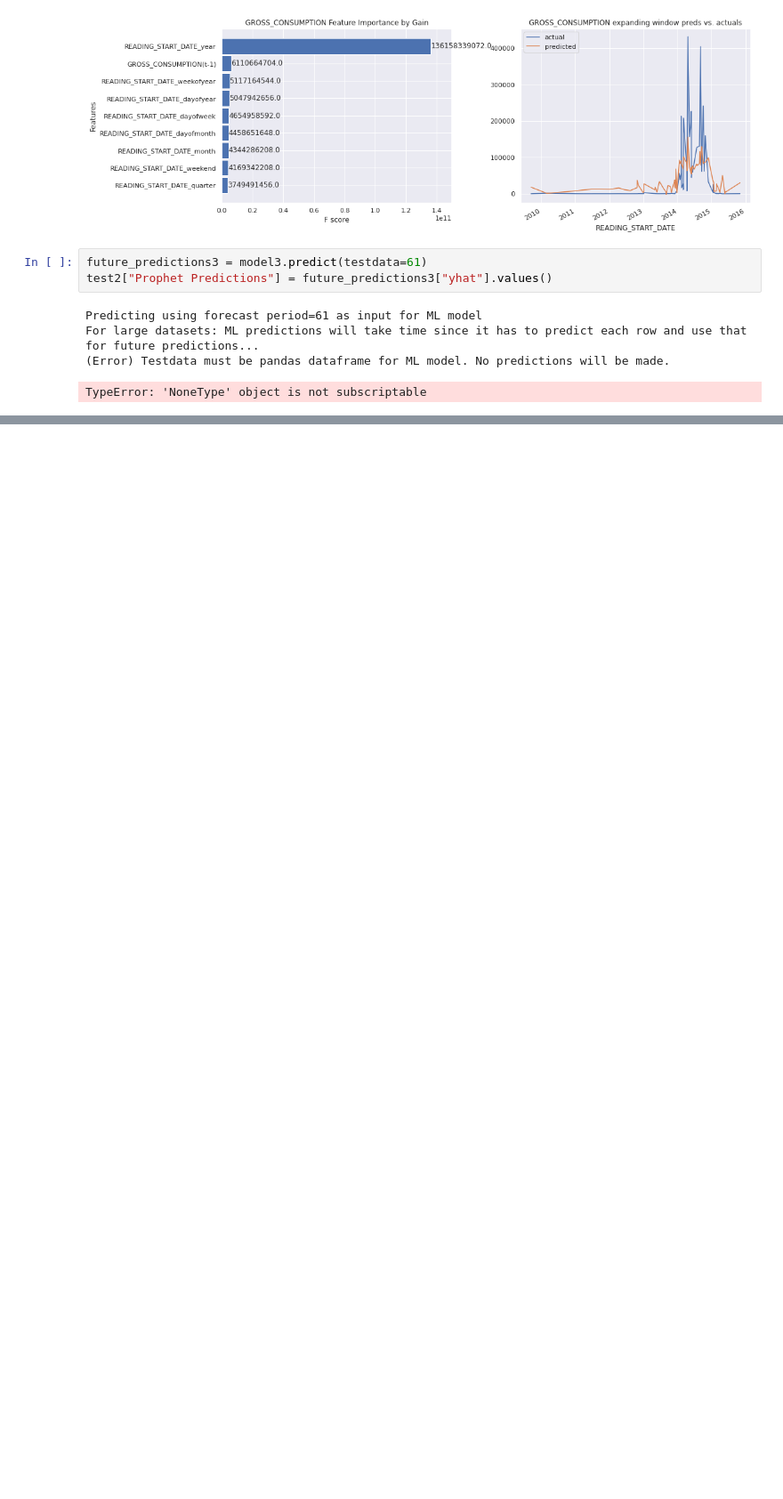
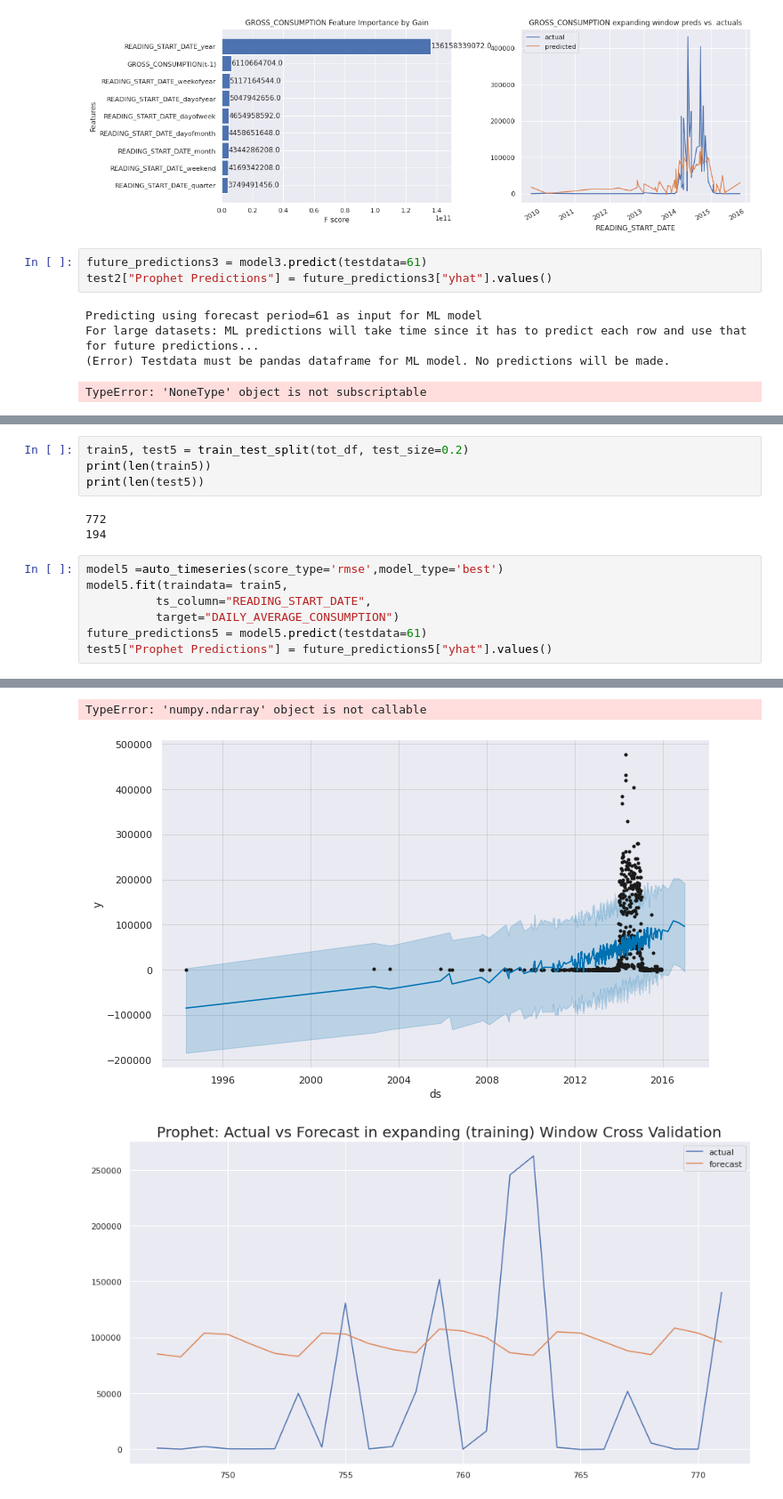
Before and after one commit to wiem-azzabi/Smart_Meter, a Jupyter notebook: water-meter2.ipynb, the cells around one changed output, grey strips where cells are left out. Shown at 89% size. Drawn from its saved outputs; the diff is of its cells as text; blank space fills up the shorter version.

```diff
--- a/water-meter2.ipynb
+++ b/water-meter2.ipynb
@@ -664,0 +700,15 @@ TypeError: 'NoneType' object is not subscriptable
+# %%
+train5, test5 = train_test_split(tot_df, test_size=0.2)
+print(len(train5))
+print(len(test5))
+# %% [output]
+772
+194
+# %%
+model5 =auto_timeseries(score_type='rmse',model_type='best')
+model5.fit(traindata= train5,
+          ts_column="READING_START_DATE",
+          target="DAILY_AVERAGE_CONSUMPTION")
+future_predictions5 = model5.predict(testdata=61)
+test5["Prophet Predictions"] = future_predictions5["yhat"].values()
+# %% [output]
@@ -664,0 +732,3 @@ TypeError: 'NoneType' object is not subscriptable
+TypeError: 'numpy.ndarray' object is not callable
+[figure, added]
+[figure, added]
```
Also changed, not shown: parts of 4 cells of this notebook.
